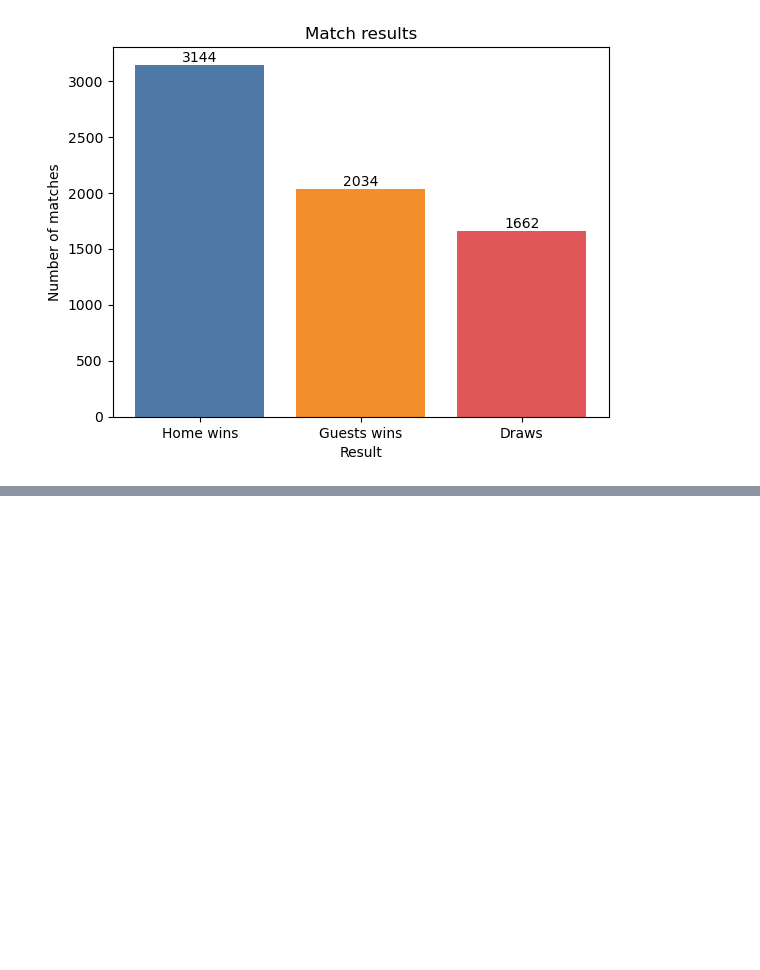
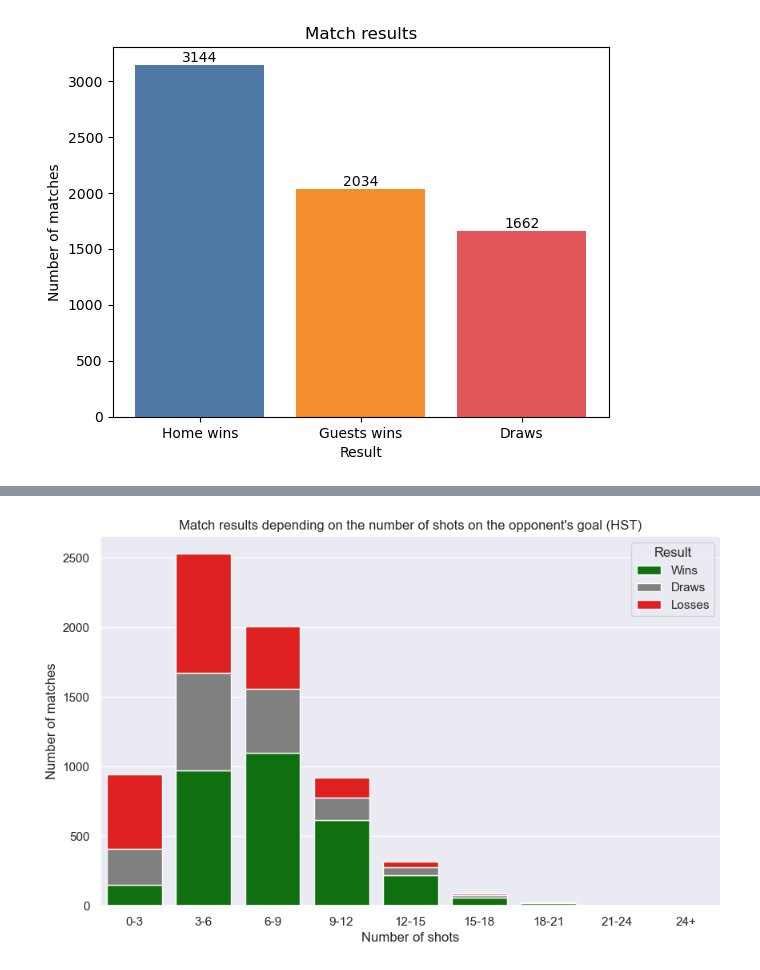
Before and after one commit to tmaxell/footforecast, a Jupyter notebook: analysis.ipynb, the cells around one changed output, grey strips where cells are left out. Saved outputs shown, nothing was run; the diff lists cells and outputs as text; code cells hidden in the pictures; blank space fills up the shorter version.

```diff
--- a/analysis.ipynb
+++ b/analysis.ipynb
@@ -433,0 +538,27 @@ plt.show()
+# %%
+draw_counts = seasons[seasons['target'] == 1].groupby('HST_Group')['target'].count()
+win_counts = seasons[seasons['target'] == 0].groupby('HST_Group')['target'].count()
+loss_counts = seasons[seasons['target'] == 2].groupby('HST_Group')['target'].count()
+
+df_results = pd.DataFrame({
+    'HST_Group': win_counts.index,
+    'Wins': win_counts.values,
+    'Draws': draw_counts.values,
+    'Losses': loss_counts.values,
+})
+
+sns.set(style="darkgrid")
+plt.figure(figsize=(10, 6))
+
+sns.barplot(data=df_results, x='HST_Group', y='Wins', color='green', label='Wins')
+sns.barplot(data=df_results, x='HST_Group', y='Draws', bottom=df_results['Wins'], color='gray', label='Draws')
+sns.barplot(data=df_results, x='HST_Group', y='Losses', bottom=df_results['Wins'] + df_results['Draws'], color='red', label='Losses')
+
+plt.title("Match results depending on the number of shots on the opponent's goal (HST)")
+plt.xlabel('Number of shots')
+plt.ylabel('Number of matches')
+plt.legend(title='Result', loc='upper right')
+
+plt.show()
+# %% [output]
+[figure, added]
```
Also changed, not shown: parts of 11 cells of this notebook.
